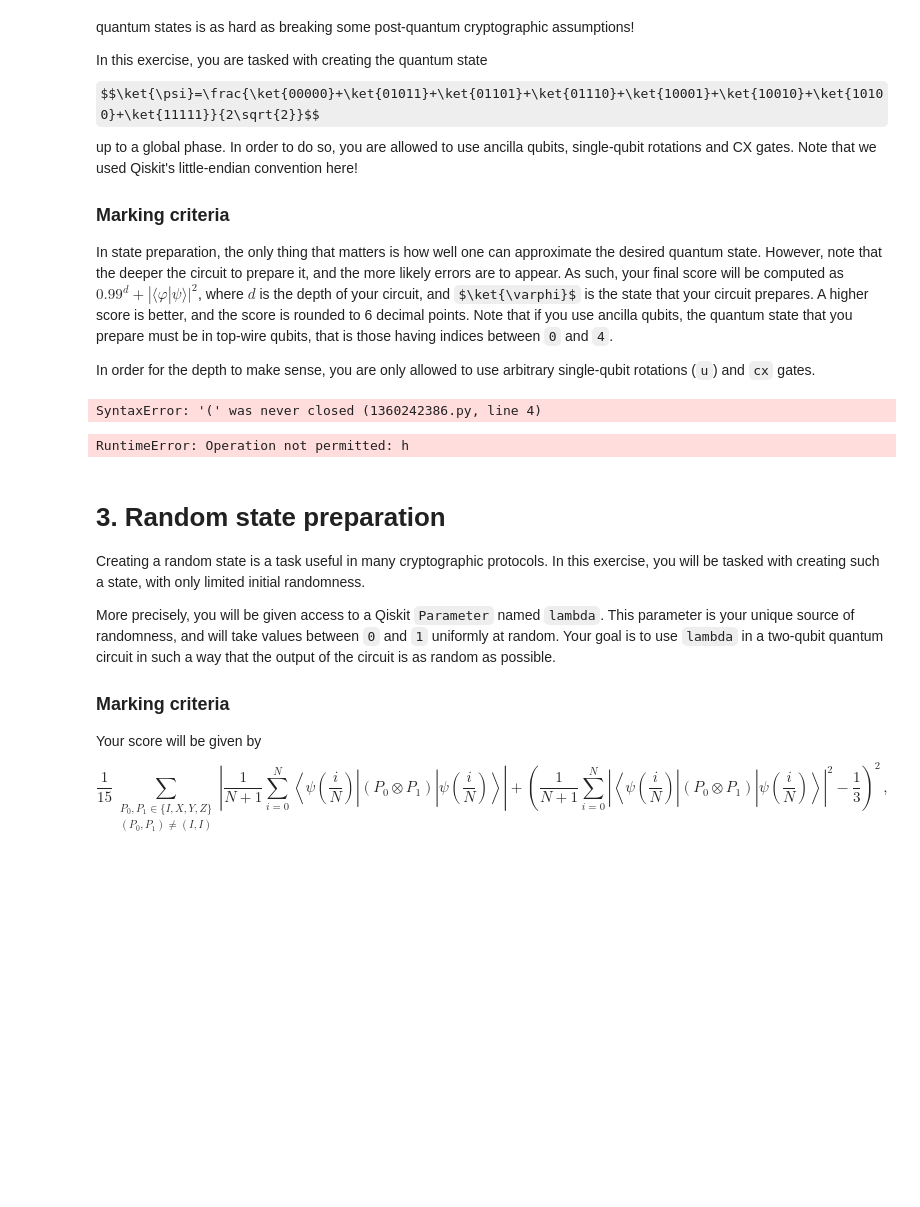
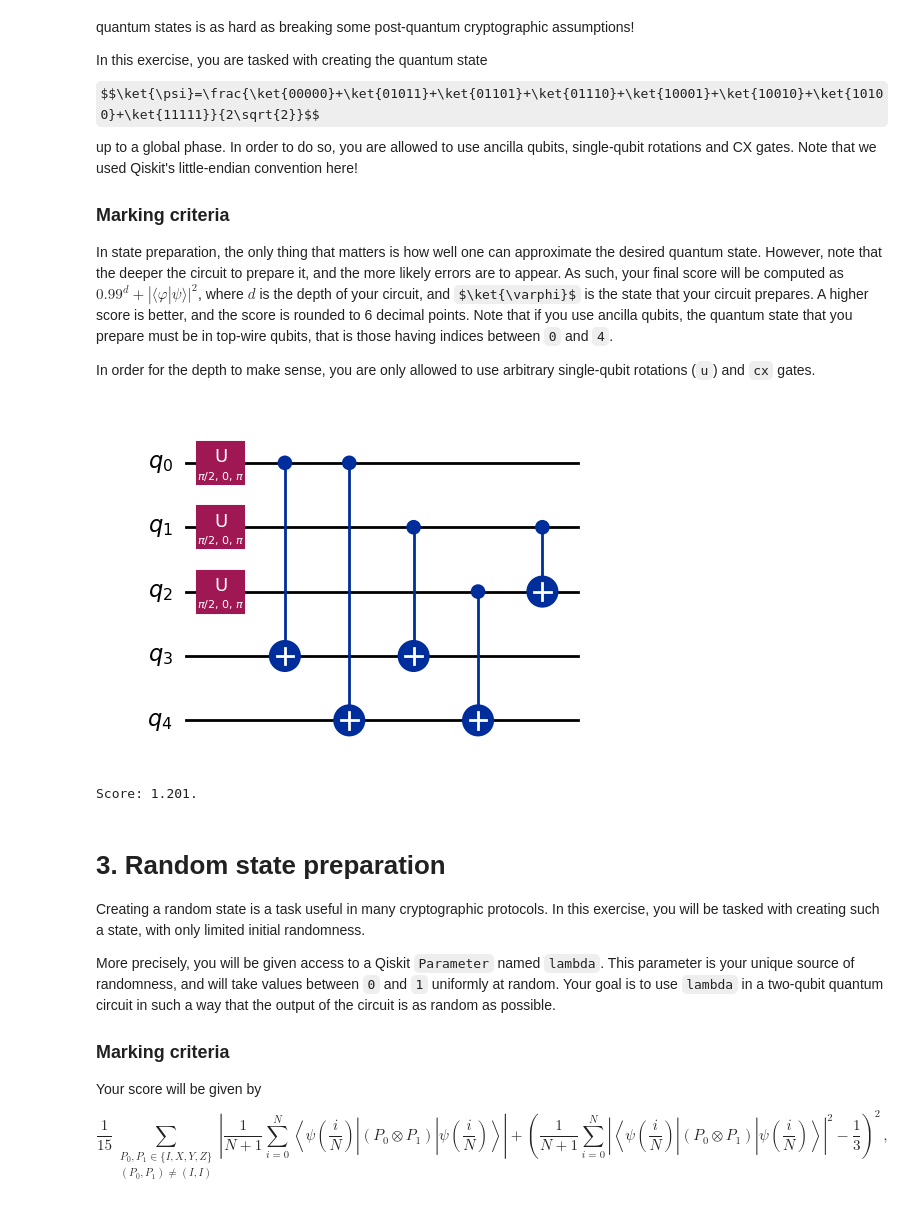
Before and after one commit to chaotiquetaurus/hackaton_interesemestre2, a Jupyter notebook: Sandbox/Question_omar.ipynb, the cells around one changed output. Saved outputs shown, nothing was run; the diff lists cells and outputs as text; code cells hidden in the pictures; some formulas as TeX source; blank space fills up the shorter version.

```diff
--- a/Sandbox/Question_omar.ipynb
+++ b/Sandbox/Question_omar.ipynb
@@ -143,16 +143,16 @@ In order for the depth to make sense, you are only allowed to use arbitrary sing
 # %%
 from qiskit import QuantumCircuit
 import numpy as np
 qc = QuantumCircuit(5)
-qc.u(np.pi/2, 0, np.pi,[0,1,2]
+qc.u(np.pi/2, 0, np.pi,[0,1,2])
 qc.cx(0, 3)
 qc.cx(0, 4)
 qc.cx(1, 3)
 qc.cx(2, 4)
 qc.cx(1, 2)
 qc.draw("mpl")
 # %% [output]
-SyntaxError: '(' was never closed (1360242386.py, line 4)
+[figure, added]
 # %%
 # SCORING CELL
 
@@ -174,7 +174,7 @@ def test_state_preparation(qc: QuantumCircuit) -> float:
 
 print(f"Score: {test_state_preparation(qc):.3f}.")
 # %% [output]
-RuntimeError: Operation not permitted: h
+Score: 1.201.
 # %% [markdown]
 # 3. Random state preparation
 
```
Also changed, not shown: parts of 4 cells of this notebook, 1 other file.
